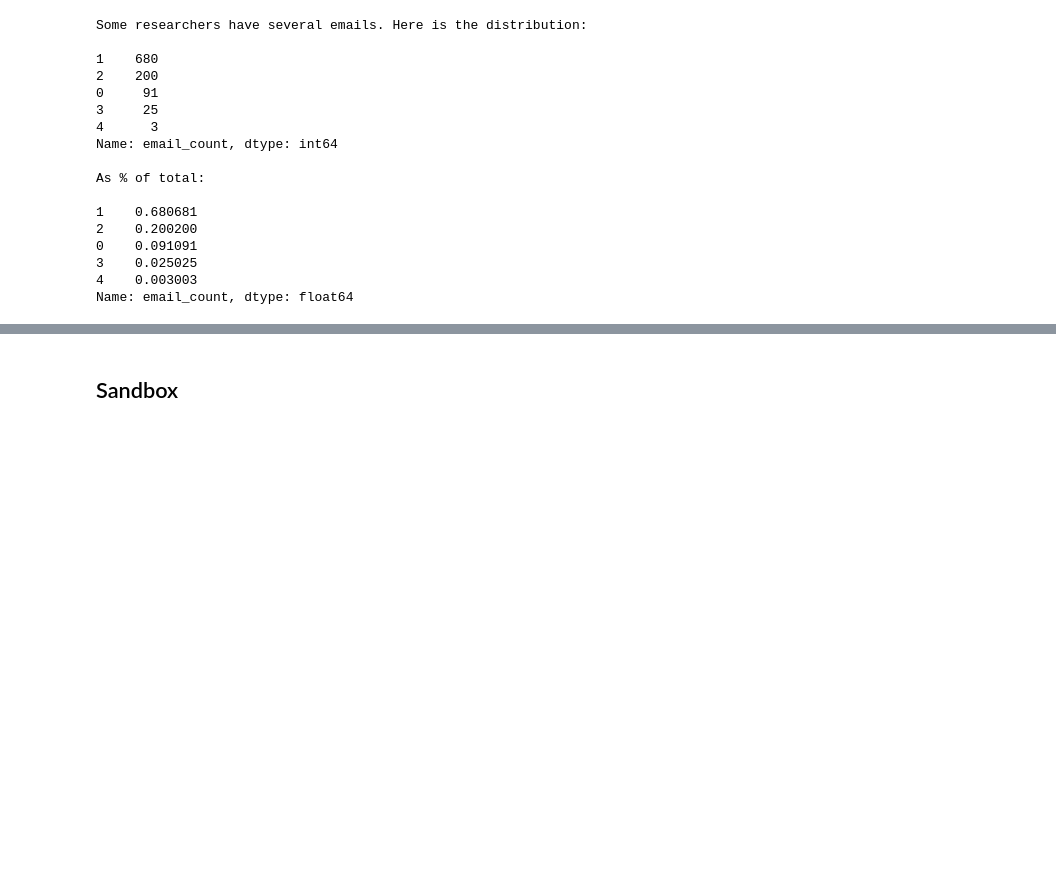
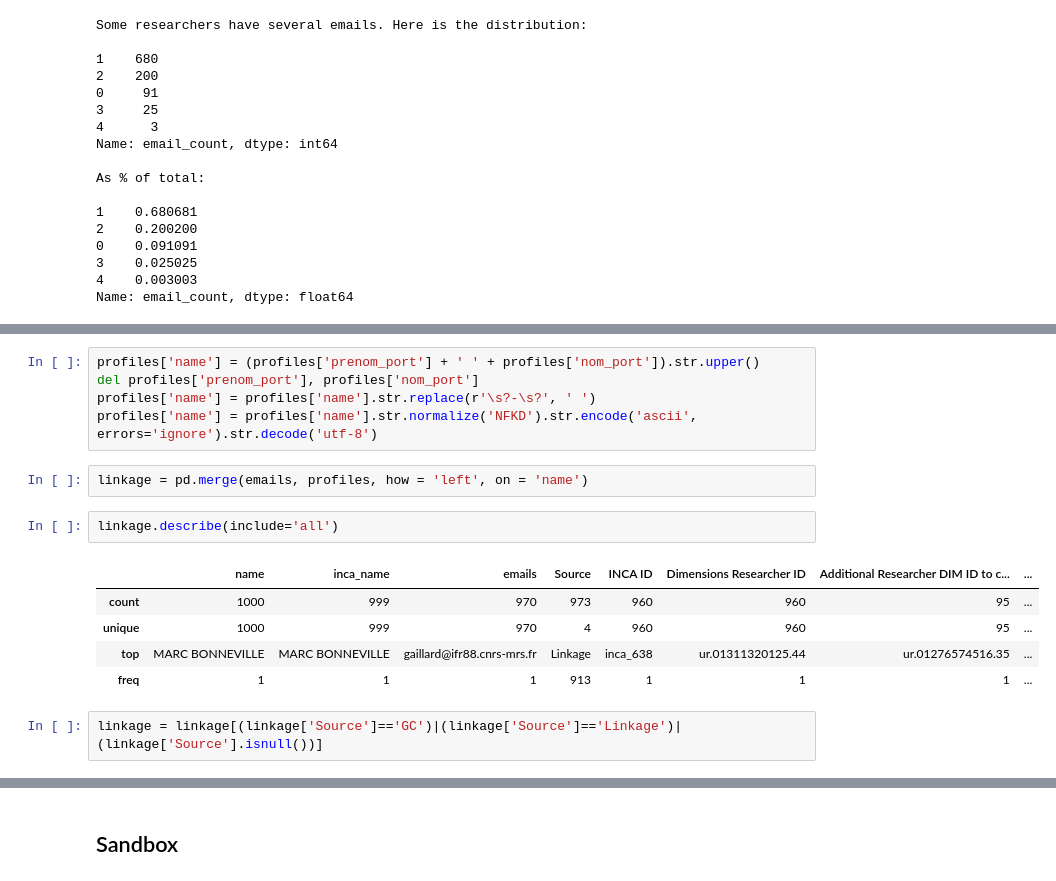
Before and after one commit to Coleridge-Initiative/helios, a Jupyter notebook: scripts/email_linking.ipynb, the cells around one changed output, grey strips where cells are left out. Drawn from its saved outputs; the diff is of its cells as text; blank space fills up the shorter version.

```diff
--- a/scripts/email_linking.ipynb
+++ b/scripts/email_linking.ipynb
@@ -238,0 +269,17 @@ Name: email_count, dtype: float64
+# %%
+profiles['name'] = (profiles['prenom_port'] + ' ' + profiles['nom_port']).str.upper()
+del profiles['prenom_port'], profiles['nom_port']
+profiles['name'] = profiles['name'].str.replace(r'\s?-\s?', ' ')
+profiles['name'] = profiles['name'].str.normalize('NFKD').str.encode('ascii', errors='ignore').str.decode('utf-8')
+# %%
+linkage = pd.merge(emails, profiles, how = 'left', on = 'name')
+# %%
+linkage.describe(include='all')
+# %% [output]
+|  | name | inca_name | emails | Source | INCA ID | Dimensions Researcher ID | Additional Researcher DIM ID to c... | ... |
+| count | 1000 | 999 | 970 | 973 | 960 | 960 | 95 | ... |
+| unique | 1000 | 999 | 970 | 4 | 960 | 960 | 95 | ... |
+| top | MARC BONNEVILLE | MARC BONNEVILLE | gaillard@ifr88.cnrs-mrs.fr | Linkage | inca_638 | ur.01311320125.44 | ur.01276574516.35 | ... |
+| freq | 1 | 1 | 1 | 913 | 1 | 1 | 1 | ... |
+# %%
+linkage = linkage[(linkage['Source']=='GC')|(linkage['Source']=='Linkage')|(linkage['Source'].isnull())]
```
Also changed, not shown: parts of 9 cells of this notebook, 1 other file.
